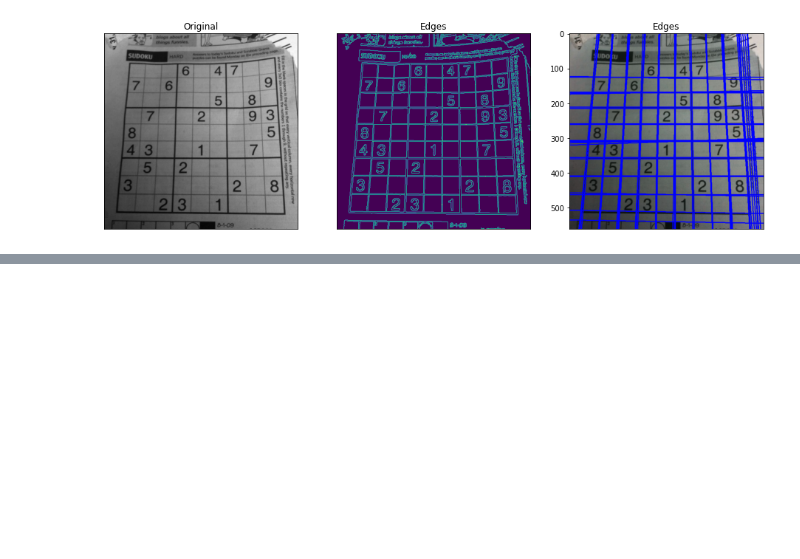
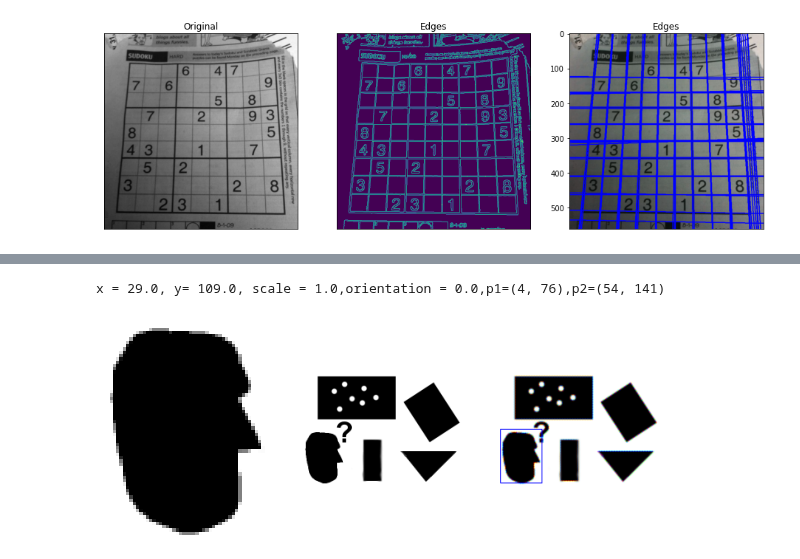
Before and after one commit to NaduniDamsariLiyanage/en_2550, a Jupyter notebook: exercise6.ipynb, the cells around one changed output, grey strips where cells are left out. Cells and saved outputs as stored; diff of their text form; code cells hidden in the pictures; blank space fills up the shorter version.

```diff
--- a/exercise6.ipynb
+++ b/exercise6.ipynb
@@ -43,25 +65,46 @@ assert im is not None
 # %%
 import cv2 as cv
+import matplotlib.pyplot as plt
 import numpy as np
+%matplotlib inline
 
-im = cv.imread("./images/coins.jpg",cv.IMREAD_COLOR)
-im_edges = cv.Canny(im, 50, 250)
-templ_edges = cv.Canny(templ, 20, 250)
-alg = cv.createGeneralizedHoughGuil()
-alg.setTemplate(templ_edges)
-alg.setAngleTresh(100000)
-alg.setScaleTresh(400000)
+img = cv.imread(r'images/pic1.png',cv.IMREAD_REDUCED_GRAYSCALE_2)
+assert img is not None
+temp = cv.imread(r'images/templ.png',cv.IMREAD_REDUCED_GRAYSCALE_2)
+assert temp is not None
+
+im_edges=cv.Canny(img,50,250)
+temp_edges=cv.Canny(temp,50,250)
+alg=cv.createGeneralizedHoughGuil()
+alg.setTemplate(temp_edges)
+alg.setAngleThresh(100000)
+alg.setScaleThresh(40000)
 alg.setPosThresh(1000)
 alg.setAngleStep(1)
 alg.setScaleStep(0.1)
 alg.setMinScale(0.9)
 alg.setMaxScale(1.1)
-positions, votes = alg.detect(im_edges)
 
-out = cv.cvtColor(im, cv.COLOR_BAYER_BG2BGR)
-for x,y, scale, orientation in positions[0]:
-    halfHeight = templ.shape[0]/2. * scale
-    halfWidth = teml.shape[1]/2. * scale
-    p1 = (int(x-halfWidth)), int(y - halfHeight)
-    p2 = (int(x-halfWidth)), int(y - halfHeight)
+positions,votes=alg.detect(im_edges)
+
+out=cv.cvtColor(img,cv.COLOR_BAYER_BG2BGR)
+for x,y,scale,orientation in positions[0]:
+    halfHeight=temp.shape[0]/2.0*scale
+    halfWidth=temp.shape[1]/2.0*scale
+    p1=(int(x-halfWidth),int(y-halfHeight))
+    p2=(int(x+halfWidth),int(y+halfHeight))
+    print('x = {}, y= {}, scale = {},orientation = {},p1={},p2={}'.format(x,y,scale,orientation,p1,p2))
+    cv.rectangle(out,p1,p2,(0,0,255))
+
+fig, ax = plt.subplots(1,3, figsize =(10,10) )
+ax[0].imshow(temp, cmap = 'gray')
+ax[0].axis('off')
+ax[1].imshow(img, cmap = 'gray')
+ax[1].axis('off')
+ax[2].imshow(out, cmap = 'gray')
+ax[2].axis('off')
+plt.show()
+# %% [output]
+x = 29.0, y= 109.0, scale = 1.0,orientation = 0.0,p1=(4, 76),p2=(54, 141)
+[figure, added]
 # %%
```
Also changed, not shown: parts of 7 cells of this notebook.
